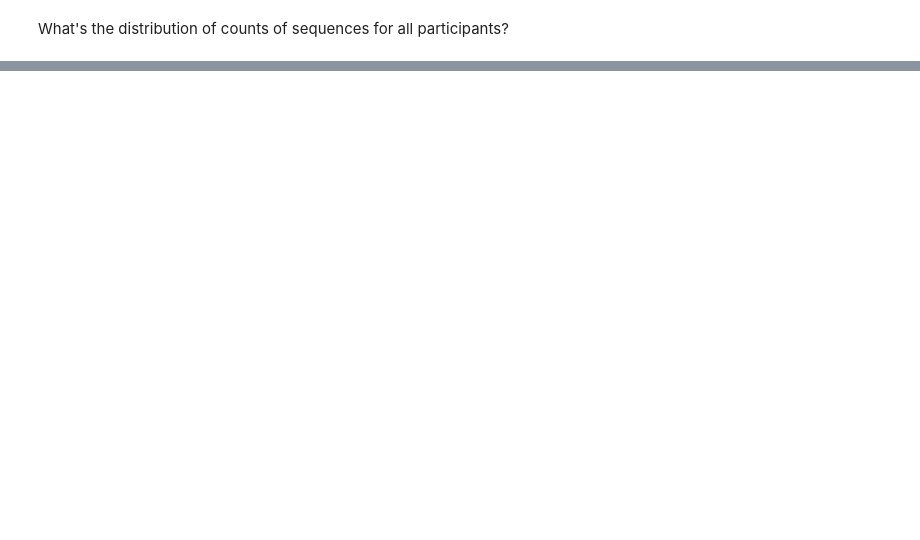
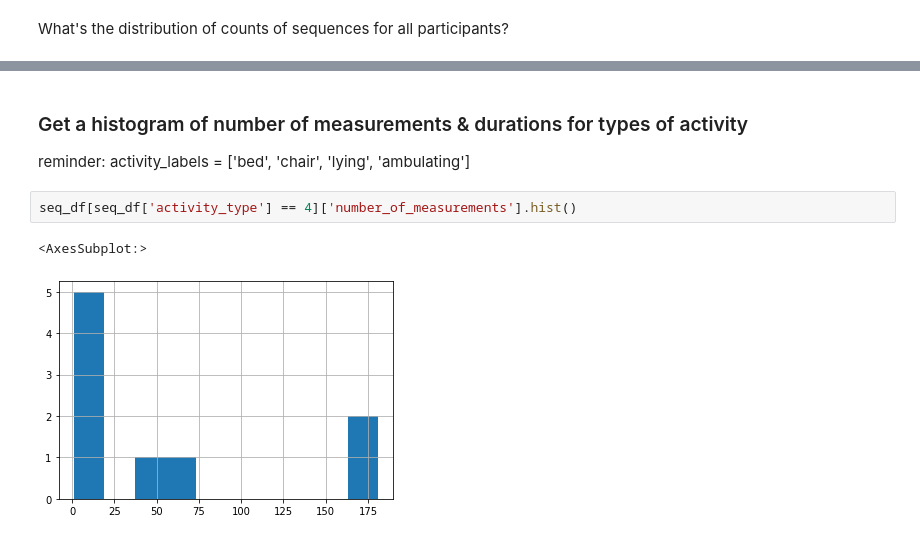
Before and after one commit to ym-pett/motiondetection, a Jupyter notebook: notebooks/descriptive_statistics.ipynb, the cells around one changed output, grey strips where cells are left out. Cells and saved outputs as stored; diff of their text form; blank space fills up the shorter version.

```diff
--- a/notebooks/descriptive_statistics.ipynb
+++ b/notebooks/descriptive_statistics.ipynb
@@ -149,0 +146,9 @@ desc_df
+# %% [markdown]
+### Get a histogram of number of measurements & durations for types of activity
+
+reminder: activity_labels = ['bed', 'chair', 'lying', 'ambulating']
+# %%
+seq_df[seq_df['activity_type'] == 4]['number_of_measurements'].hist()
+# %% [output]
+<AxesSubplot:>
+[figure, added]
```
Also changed, not shown: parts of 27 cells of this notebook.
